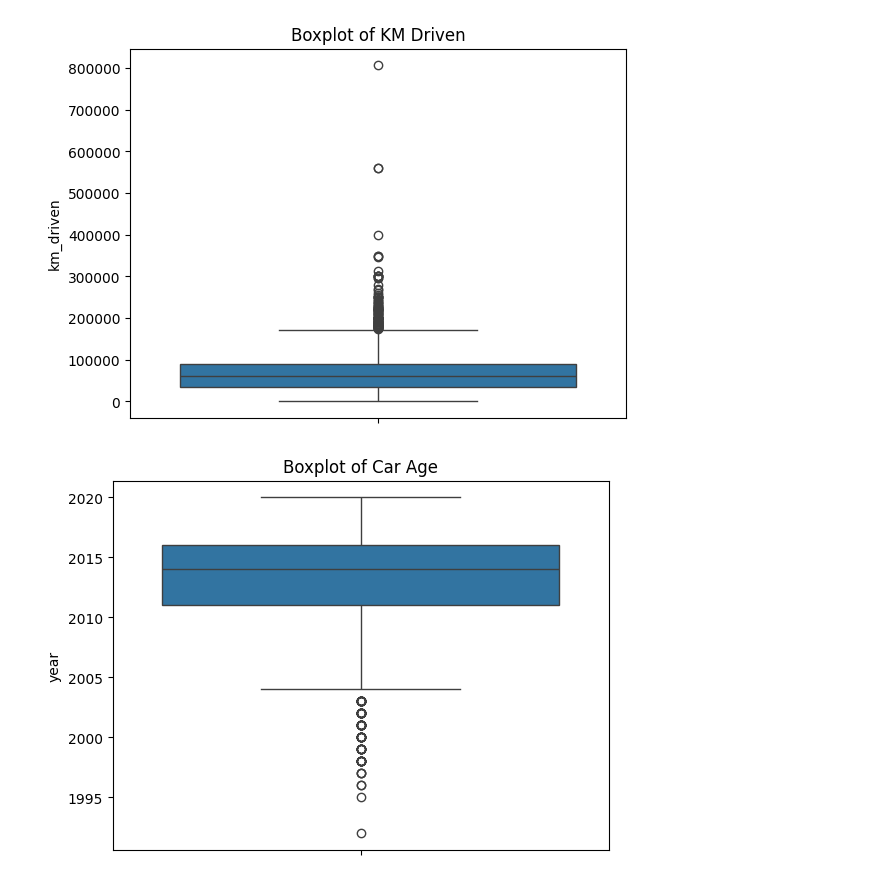
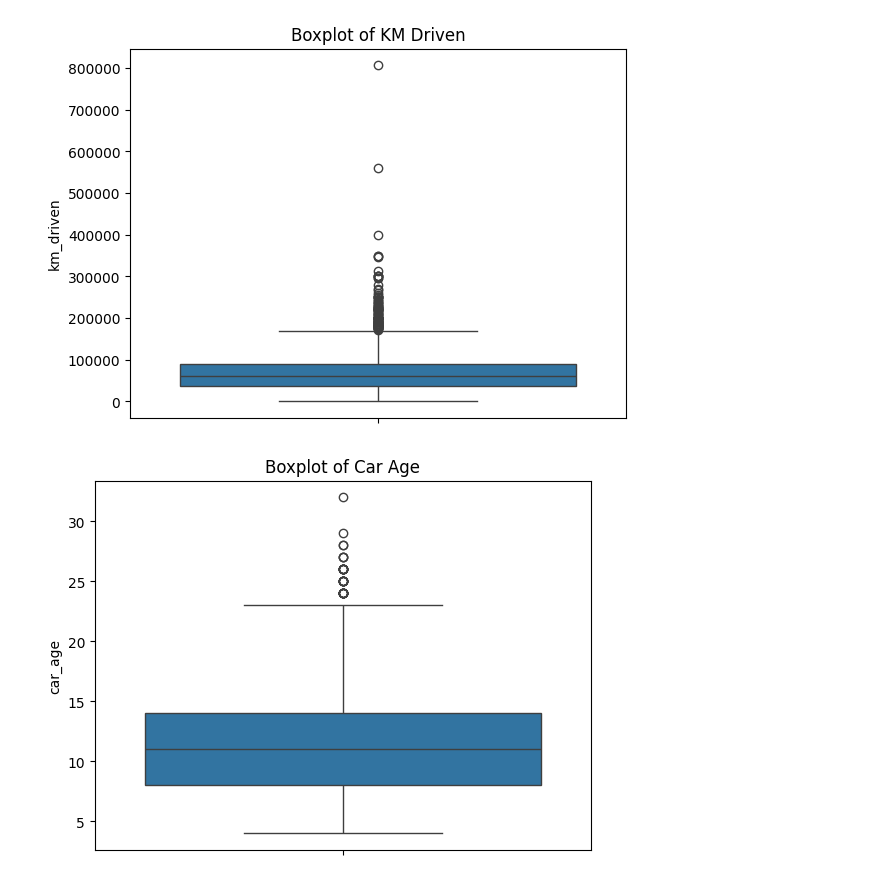
Before and after one commit to phoenix1803/GeekRoom_AI-ML-2025-26, a Jupyter notebook: revision-task/GR_revisiontask_Diya.ipynb, the cells around one changed output. Drawn from its saved outputs; the diff is of its cells as text; code cells hidden in the pictures.

```diff
--- a/revision-task/GR_revisiontask_Diya.ipynb
+++ b/revision-task/GR_revisiontask_Diya.ipynb
@@ -197,6 +251,9 @@ Chevrolet      188
 Renault        146
 Volkswagen     107
 Name: count, dtype: int64
+# %%
+Df['car_age'] = 2024 - Df['year']
+Df.drop(columns=['year'], inplace=True)
 # %% [markdown]
 # Data Visualization
 # %%
@@ -319,8 +399,8 @@ plt.show()
 # %% [output]
 [figure]
 # %%
-sns.boxplot(y=df['year'])
+sns.boxplot(y=Df['car_age'])
 plt.title('Boxplot of Car Age')
 plt.show()
 # %% [output]
-[figure, old version]
+[figure, new version]
```
Also changed, not shown: parts of 21 cells of this notebook.
